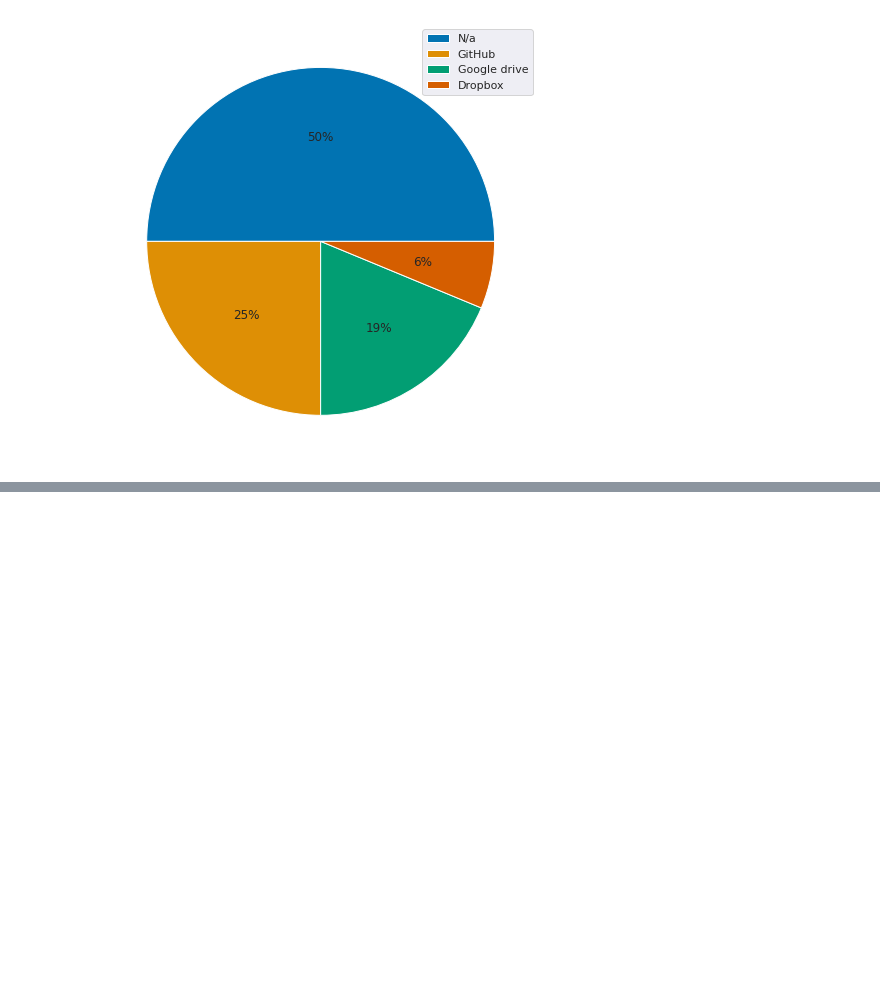
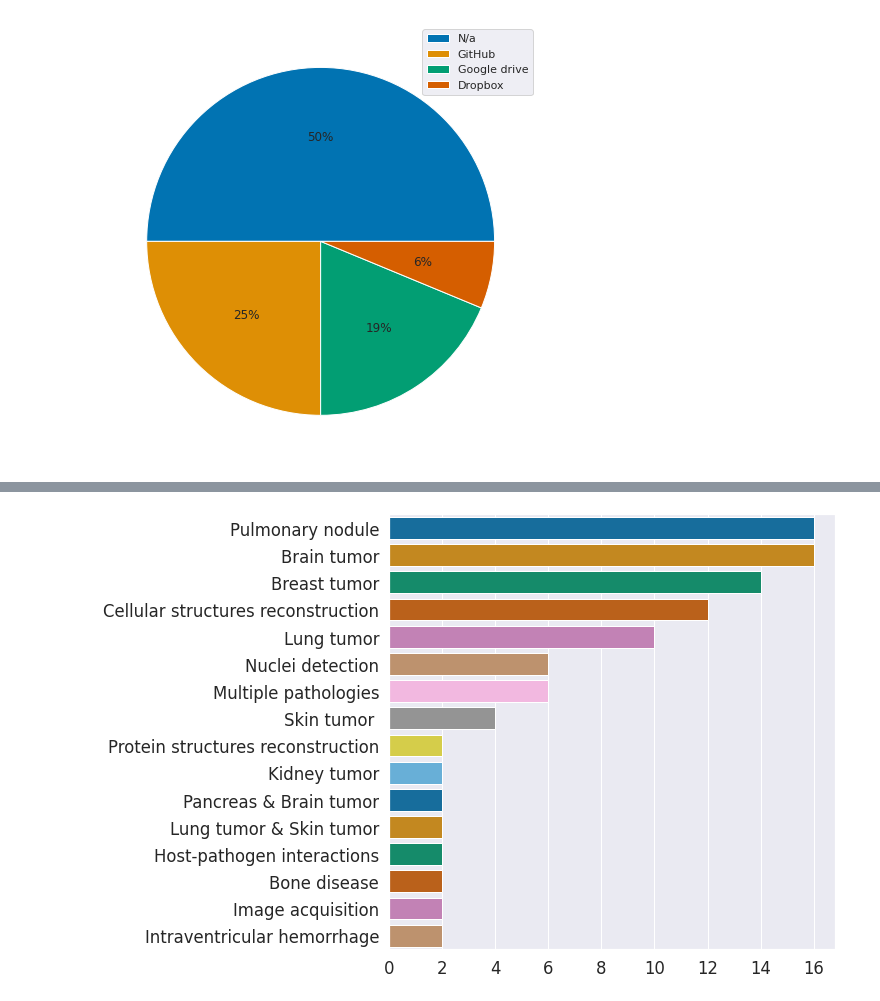
Before and after one commit to casus/bim, a Jupyter notebook: notebooks/bim_stats.ipynb, the cells around one changed output, grey strips where cells are left out. Drawn from its saved outputs; the diff is of its cells as text; code cells hidden in the pictures; blank space fills up the shorter version.

```diff
--- a/notebooks/bim_stats.ipynb
+++ b/notebooks/bim_stats.ipynb
@@ -159,3 +137,17 @@ df.loc[(df['ML Task']!='Segmentation')&(df['ML Task']!='Classification')]
 | 35 | Fluorescence microscopy | Cellular structures reconstruction | Image Inpainting & Data generation | Apache-2.0 | 0.71 Quality Score | False | False | ... |
 | 39 | Mammography | Breast tumor | Classification & Detection | N/a | 0.95 AUC | True | True | ... |
 | 47 | 3D microscopy | Image acquisition | Reconstruction | BSD-3-Clause | 30x Speed | True | False | ... |
+# %%
+col = 'Biomed Task'
+colors = sns.color_palette('colorblind')[0:len(df[col].unique())]
+data = df[col].value_counts(normalize=True).mul(100).round(1)
+sns.set(rc={'figure.figsize':(8,8)})
+sns.set(font_scale = 1.5)
+
+#plt.pie(data, colors=colors, autopct='%.0f%%')
+sns.barplot(y=data.index, x=data.values, palette="colorblind")
+#plt.legend(df[col].unique(), loc="best")
+plt.savefig(f'../figs/{col}.svg', format='svg')
+plt.show()
+# %% [output]
+[figure, new version]
```
Also changed, not shown: parts of 6 cells of this notebook, 2 other files.
